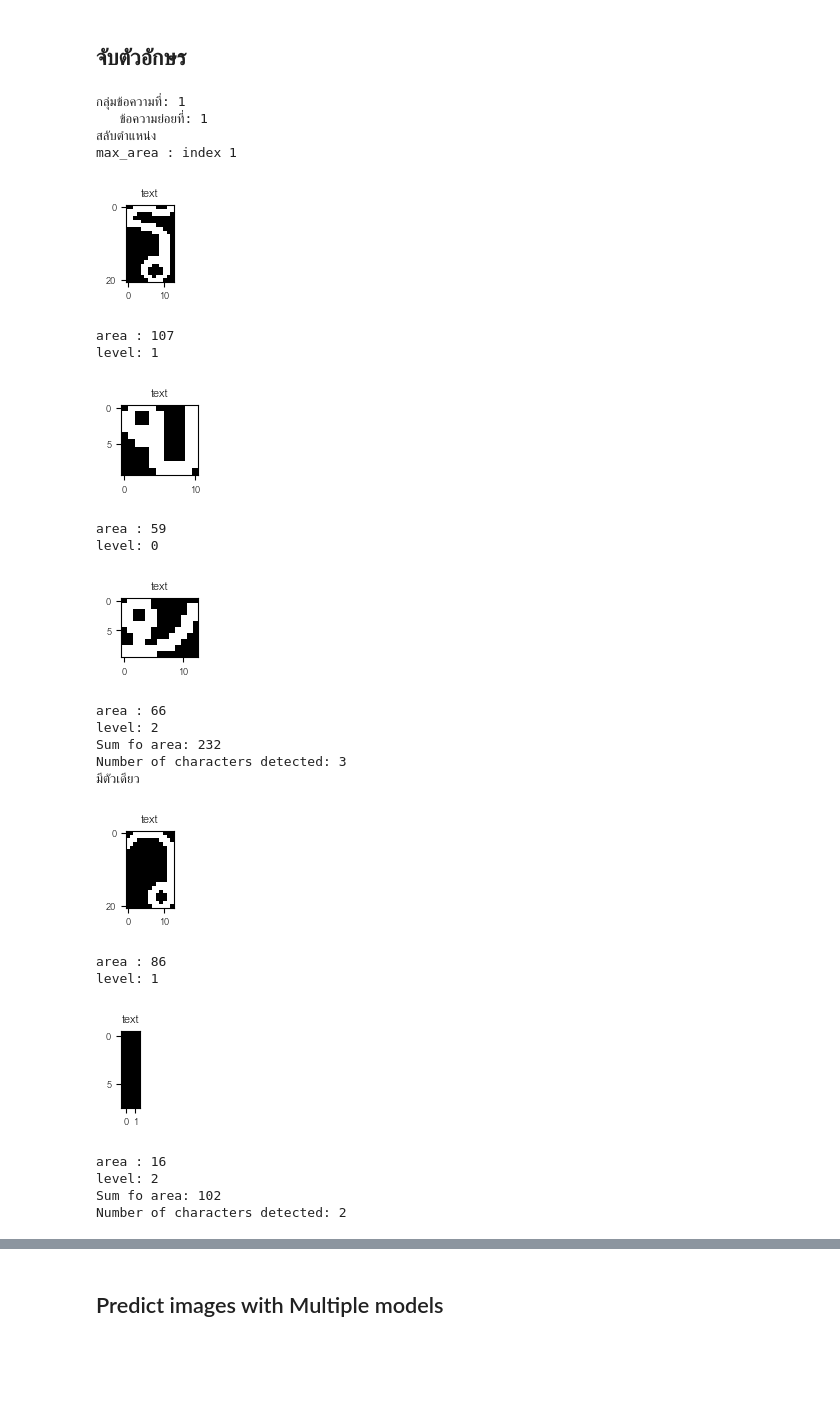
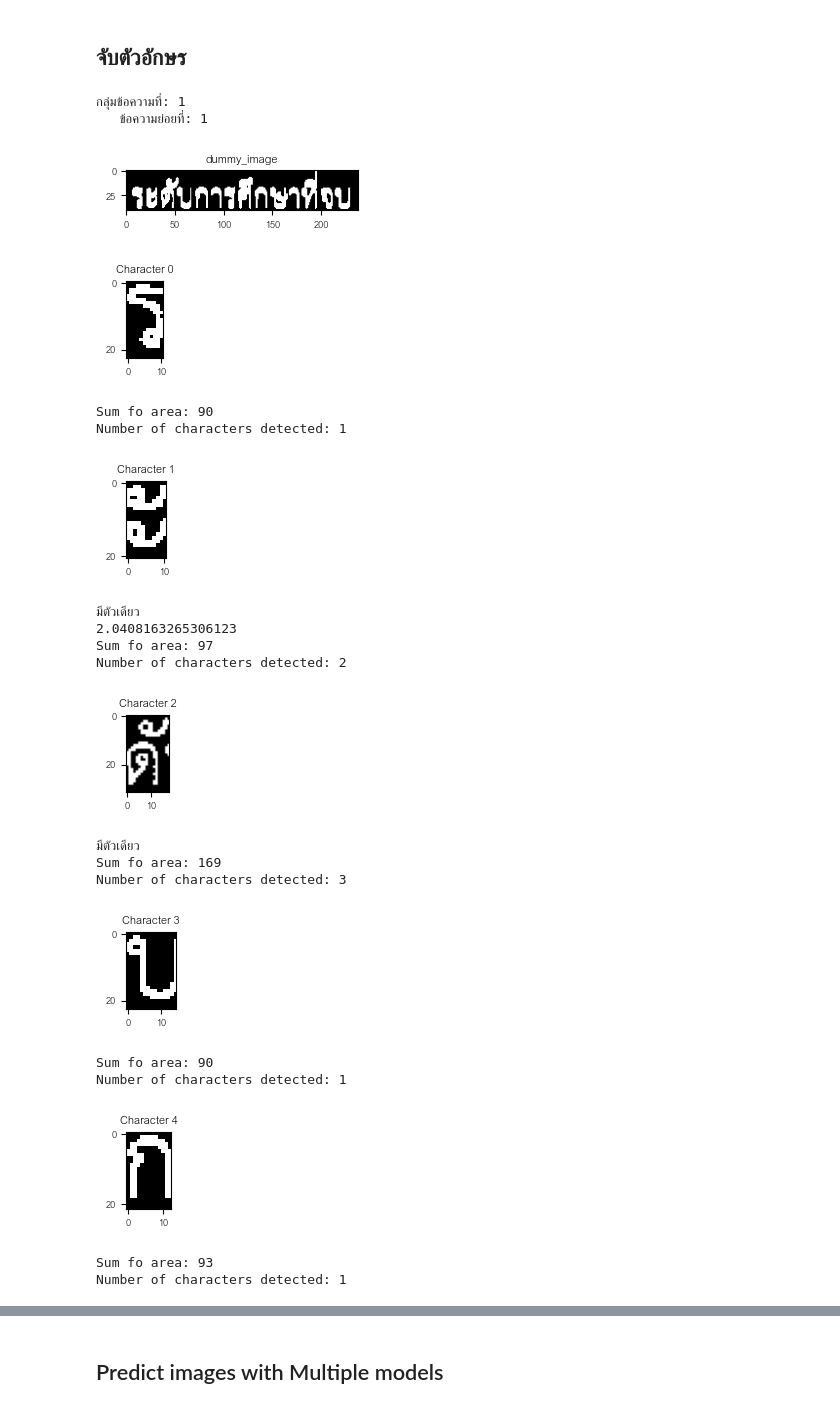
Before and after one commit to kunimpan/ocr-engine-python, a Jupyter notebook: scripts/ocr_transcripts_V3.ipynb, the cells around one changed output, grey strips where cells are left out. Saved outputs shown, nothing was run; the diff lists cells and outputs as text; code cells hidden in the pictures; blank space fills up the shorter version.

```diff
--- a/scripts/ocr_transcripts_V3.ipynb
+++ b/scripts/ocr_transcripts_V3.ipynb
@@ -45,7 +45,7 @@ def face_detection(gray_img):
 #image = cv2.imread("../data/test_images/transcript/pun_tran_mo.jpg")
 #image = cv2.imread("../data/test_images/word_images/test2.png")
 #image = cv2.imread("../data/test_images/transcript/Transcript2.jpg")
-image = cv2.imread("../data/test_images/word_images/word_34.jpg")
+image = cv2.imread("../data/test_images/word_images/word_29.jpg")
 if image is None:
     raise FileNotFoundError("ไม่พบไฟล์ภาพ กรุณาตรวจสอบเส้นทางของไฟล์")
 
@@ -251,7 +240,7 @@ def sort_and_swap(stats):
             difference = percentage_difference(max_area, stat[4])
             #print("Max Area :", max_area)
             #print("Difference :", difference)
-            if(difference < 95):
+            if(difference < 93):
                sorted_stats_noise_remove.append(stat)
         sorted_stats = np.array(sorted_stats_noise_remove)
 
@@ -283,8 +272,8 @@ def sort_and_swap(stats):
         #ในกรณีสระ "อะ"
         if (len(sorted_stats) == 2):
             difference = percentage_difference(sorted_stats[0][4], sorted_stats[1][4])
-            #print(difference)
-            if(difference <= 8):
+            print(difference)
+            if(difference <= 15):
                 sorted_stats[0][-1] = 2
                 sorted_stats[1][-1] = 2
 
@@ -299,7 +288,7 @@ def sort_and_swap(stats):
         return stats
 
 def char_level(char_image):
-    debug = True  # ตั้งค่าเปิด/ปิด Debug
+    debug = False  # ตั้งค่าเปิด/ปิด Debug
 
     kernel = np.ones((1, 1), np.uint8)
     #dummy_image = cv2.dilate(char_image, kernel, iterations=1)
@@ -326,7 +315,7 @@ def char_level(char_image):
         if w <= 2 and h <= 2:  # ปรับค่าตามความเหมาะสม
             print("เล็กเกินข้าม")
             #print(area)
-            #continue
+            continue
 
         cca_img = char_image[y:y+h, x:x+w]
         char_level_group.append([cca_img, level])
@@ -349,11 +338,11 @@ def char_level(char_image):
 #cv2.imwrite(f"../data/test_images/char_level/cca.jpg", image)
 
 def detect_char(binary_image):
-    debug = False  # ตั้งค่าเปิด/ปิด Debug
+    debug = True  # ตั้งค่าเปิด/ปิด Debug
 
     kernel = np.ones((1, 1), np.uint8)
-    kernel_2 = np.ones((10, 1), np.uint8)
-    kernel_3 = np.ones((2, 2), np.uint8)
+    kernel_2 = np.ones((5, 1), np.uint8)
+    kernel_3 = np.ones((2, 1), np.uint8)
 
     #dummy_image = cv2.erode(binary_image, kernel, iterations=1)
     #dummy_image = cv2.dilate(dummy_image, kernel_2, iterations=1)
@@ -363,10 +352,11 @@ def detect_char(binary_image):
     dummy_image = cv2.dilate(opened, kernel_2, iterations=1)
 
 
-    #plt.figure(figsize=(5, 5))
-    #plt.imshow(dummy_image, cmap="gray")
-    #plt.title(f"dummy_image")
-    #plt.show()
+    plt.figure(figsize=(3, 3))
+    plt.imshow(binary_image, cmap="gray")
+    plt.imshow(dummy_image, cmap="gray")
+    plt.title(f"dummy_image")
+    plt.show()
 
     char_images = []
     # ใช้ Connected Component Analysis
@@ -390,53 +380,50 @@ def detect_char(binary_image):
             plt.imshow(cca_img, cmap="gray")
             plt.title(f"Character {idx}")
             plt.show()
 
         # ใช้ฟังก์ชัน char_level เพื่อแยกตัวอักษรย่อย
         char_leveled = char_level(cca_img)
 
         # รวมตัวอักษรย่อยในรายการ
         char_images.extend(char_leveled)
         #cv2.imwrite(f"../data/output_images/output/text_sub/cca_{idx}.jpg", cca_img)
         cv2.rectangle(image, (x, y), (x + w, y + h), (0, 255, 0), 1)
 
     return char_images
 
 text_group_sub_char_images = []
-for idx_group, text_group in enumerate(text_group_sub_images):
+for idx_group, text_group in enumerate(text_group_sub_images[20:]):
     print("กลุ่มข้อความที่:", idx_group+1)
 
     char_in_sub_text = []
     for idx_sup, sub_text in enumerate(text_group):
         print("   ข้อความย่อยที่:", idx_sup+1)
         char_images = detect_char(sub_text)
         char_in_sub_text.append(char_images)
 
         #for idx_char, char in enumerate(sub_text):
         #   print("    อักษรที่:", idx_char+1)
 
     text_group_sub_char_images.append(char_in_sub_text)
 # %% [output]
 กลุ่มข้อความที่: 1
    ข้อความย่อยที่: 1
-สลับตำแหน่ง
-max_area : index 1
-[figure, old version]
+[figure, new version]
+[figure, new version]
-area : 107
-level: 1
+Sum fo area: 90
+Number of characters detected: 1
-[figure, old version]
+[figure, new version]
-area : 59
-level: 0
+มีตัวเดียว
+2.0408163265306123
+Sum fo area: 97
+Number of characters detected: 2
-[figure, old version]
+[figure, new version]
-area : 66
-level: 2
-Sum fo area: 232
+มีตัวเดียว
+Sum fo area: 169
 Number of characters detected: 3
-มีตัวเดียว
-[figure, old version]
+[figure, new version]
-area : 86
-level: 1
+Sum fo area: 90
+Number of characters detected: 1
-[figure, old version]
+[figure, new version]
-area : 16
-level: 2
-Sum fo area: 102
-Number of characters detected: 2
+Sum fo area: 93
+Number of characters detected: 1
```
Also changed, not shown: parts of 10 cells of this notebook, 7 other files.
